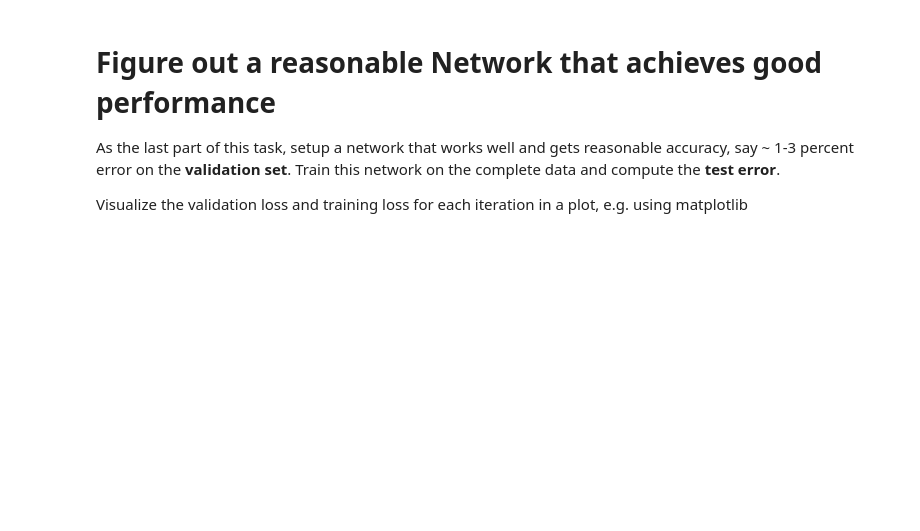
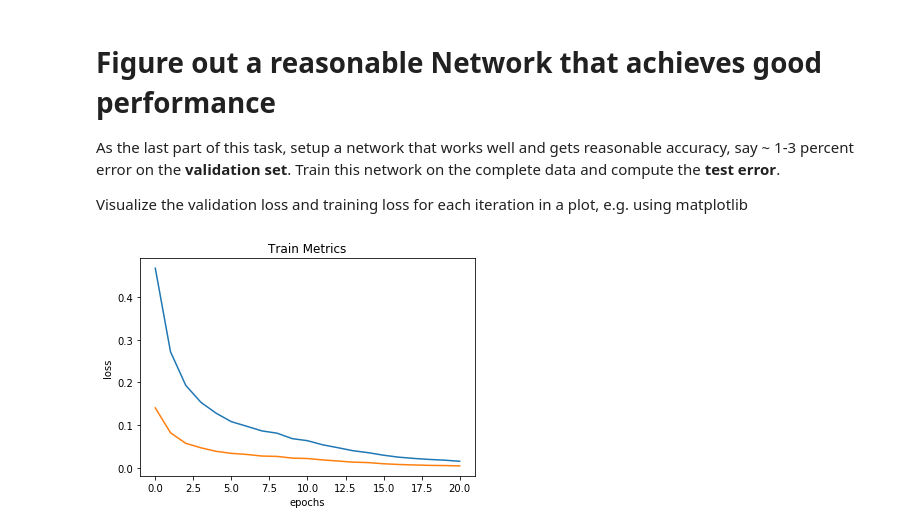
Before and after one commit to JulesBlubb/Deep-Learning-Lab, a Jupyter notebook: exercise1/exercise_1.ipynb, the cells around one changed output. Cells and saved outputs as stored; diff of their text form; code cells hidden in the pictures; blank space fills up the shorter version.

```diff
--- a/exercise1/exercise_1.ipynb
+++ b/exercise1/exercise_1.ipynb
@@ -620,3 +747,20 @@ As the last part of this task, setup a network that works well and gets reasonab
 Train this network on the complete data and compute the **test error**.
 
 Visualize the validation loss and training loss for each iteration in a plot, e.g. using matplotlib
+# %%
+# plot train loss and error
+plt.figure(1)
+plt.plot(nn.plot_train_loss)
+plt.plot(nn.plot_train_error)
+plt.title('Train Metrics')
+plt.ylabel('loss')
+plt.xlabel('epochs')
+# plt.figure(2)
+# plt.plot(plot_valid_loss)
+# plt.plot(plot_valid_error)
+# plt.title('Validation Metrics')
+# plt.ylabel('loss')
+# plt.xlabel('epochs')
+plt.show()
+# %% [output]
+[figure, added]
```
Also changed, not shown: parts of 12 cells of this notebook.
